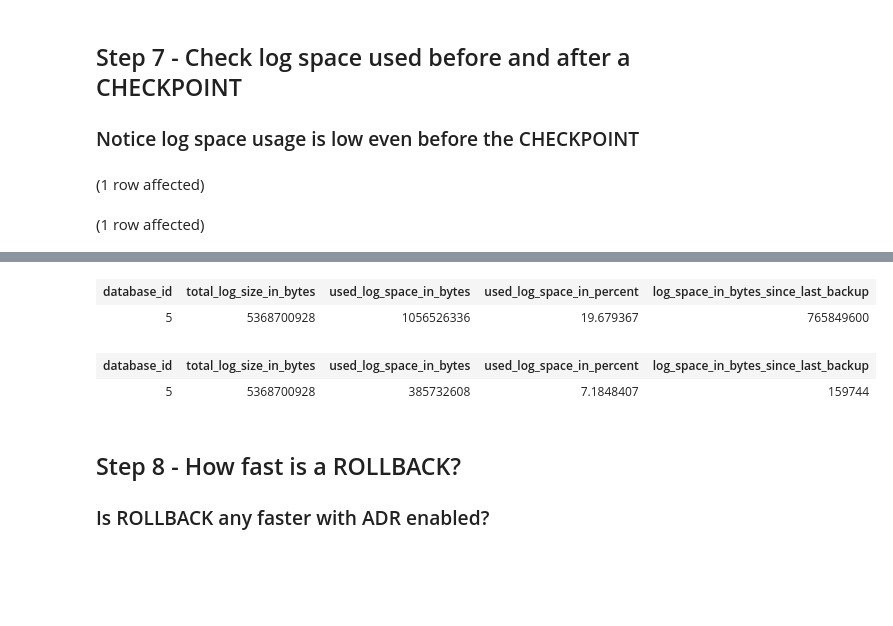
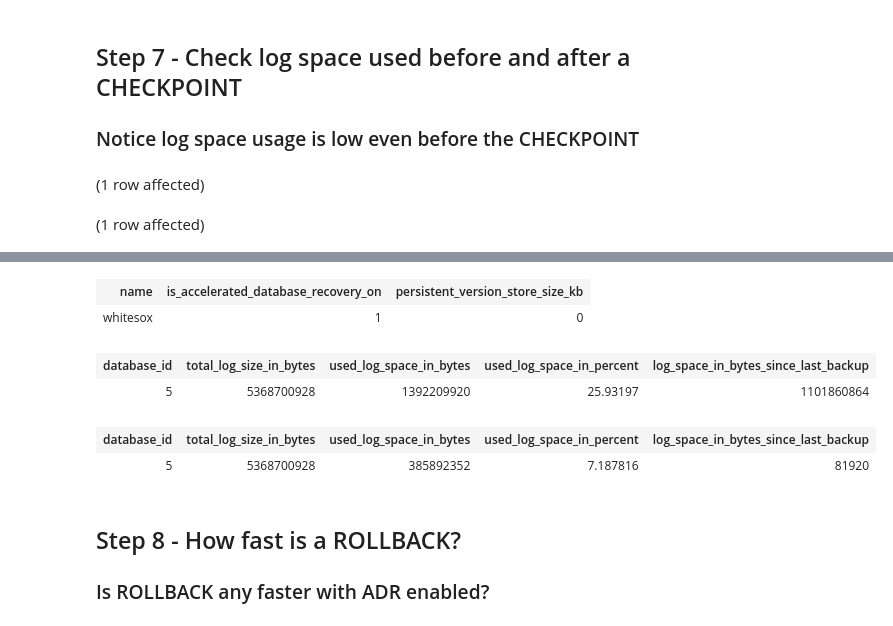
Before and after one commit to skreebydba/MinnesotaPresentation, a Jupyter notebook: BasicADR.ipynb, the cells around one changed output, grey strips where cells are left out. Drawn from its saved outputs; the diff is of its cells as text; code cells hidden in the pictures; blank space fills up the shorter version.

```diff
--- a/BasicADR.ipynb
+++ b/BasicADR.ipynb
@@ -135,6 +154,13 @@ Total execution time: 00:00:11.496
 ### Notice log space usage is low even before the CHECKPOINT
 # %%
 USE whitesox;
+
+SELECT d.name, d.is_accelerated_database_recovery_on, p.persistent_version_store_size_kb
+FROM sys.databases d
+INNER JOIN sys.dm_tran_persistent_version_store_stats p
+ON p.database_id = d.database_id
+WHERE is_accelerated_database_recovery_on = 1;
+
 SELECT * FROM sys.dm_db_log_space_usage
 GO
 
@@ -149,7 +176,9 @@ Total execution time: 00:00:00.810
-| database_id | total_log_size_in_bytes | used_log_space_in_bytes | used_log_space_in_percent | log_space_in_bytes_since_last_backup |
-| 5 | 5368700928 | 1056526336 | 19.679367 | 765849600 |
+| name | is_accelerated_database_recovery_on | persistent_version_store_size_kb |
+| whitesox | 1 | 0 |
 | database_id | total_log_size_in_bytes | used_log_space_in_bytes | used_log_space_in_percent | log_space_in_bytes_since_last_backup |
-| 5 | 5368700928 | 385732608 | 7.1848407 | 159744 |
+| 5 | 5368700928 | 1392209920 | 25.93197 | 1101860864 |
+| database_id | total_log_size_in_bytes | used_log_space_in_bytes | used_log_space_in_percent | log_space_in_bytes_since_last_backup |
+| 5 | 5368700928 | 385892352 | 7.187816 | 81920 |
 # %% [markdown]
 ## Step 8 - How fast is a ROLLBACK?
 ### Is ROLLBACK any faster with ADR enabled?
```
Also changed, not shown: parts of 8 cells of this notebook, 3 other files.
